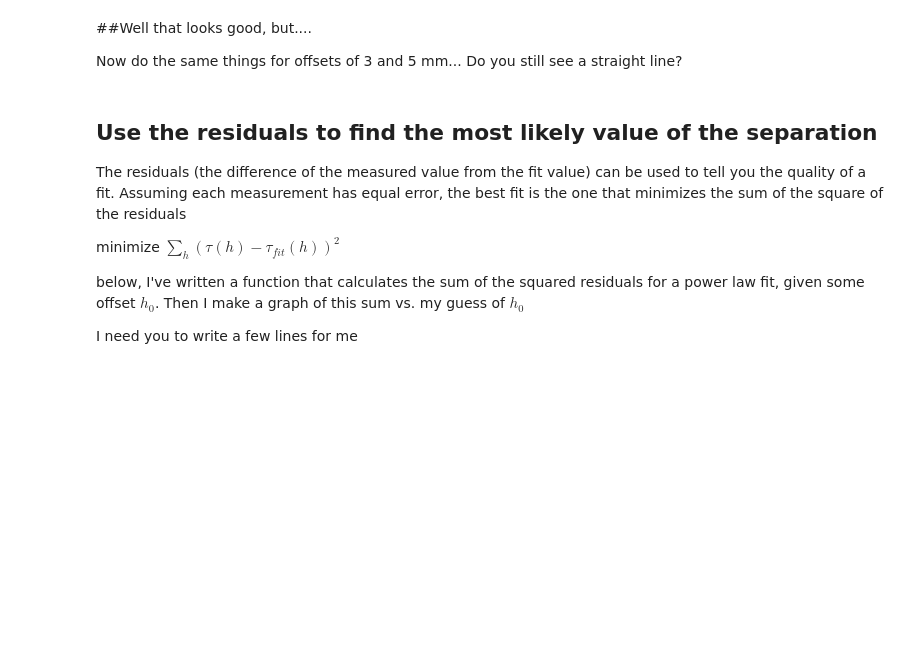
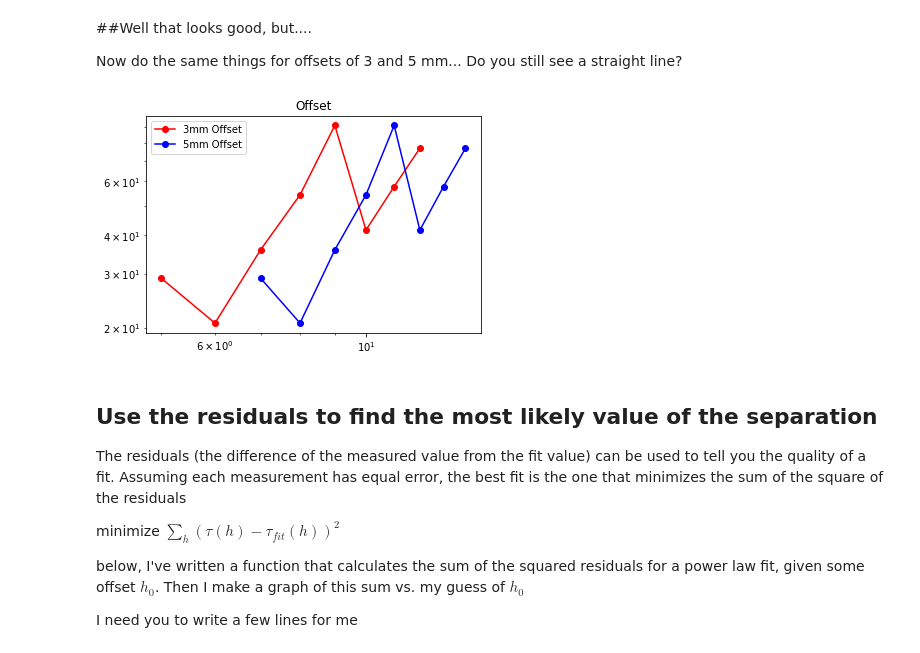
Before and after one commit to NYUExperimentalPhysics1-2021/labanalysis2-k1arac, a Jupyter notebook: Copy_of_LabAnalysis2.ipynb, the cells around one changed output. Saved outputs shown, nothing was run; the diff lists cells and outputs as text; code cells hidden in the pictures; blank space fills up the shorter version.

```diff
--- a/Copy_of_LabAnalysis2.ipynb
+++ b/Copy_of_LabAnalysis2.ipynb
@@ -381,6 +400,14 @@ try putting in an offset of 4 mm (plot tau vs. h + 4) and see if it looks more l
 Now do the same things for offsets of 3 and 5 mm... Do you still see a straight line?
 # %%
 #CODE 21: two lines: log-log plots of lifetime vs. separation + 3mm and + 5mm, one in red and one in blue
+plt.loglog(lg_h + 3, lg_tau, 'ro-', label="3mm Offset")
+plt.title("Offset")
+
+plt.loglog(lg_h+5, lg_tau, 'bo-', label="5mm Offset")
+plt.legend()
+plt.show()
+# %% [output]
+[figure, added]
 # %% [markdown]
 ## Use the residuals to find the most likely value of the separation
 
```
Also changed, not shown: parts of 6 cells of this notebook.
